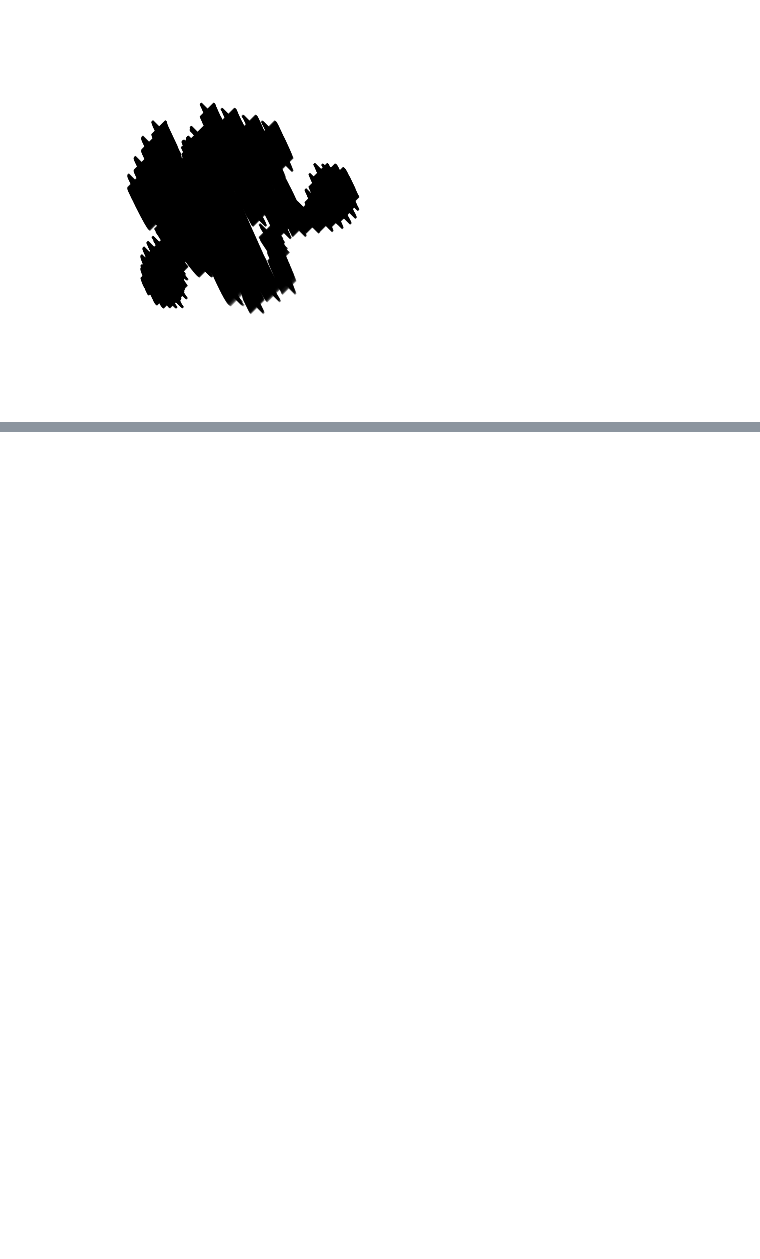
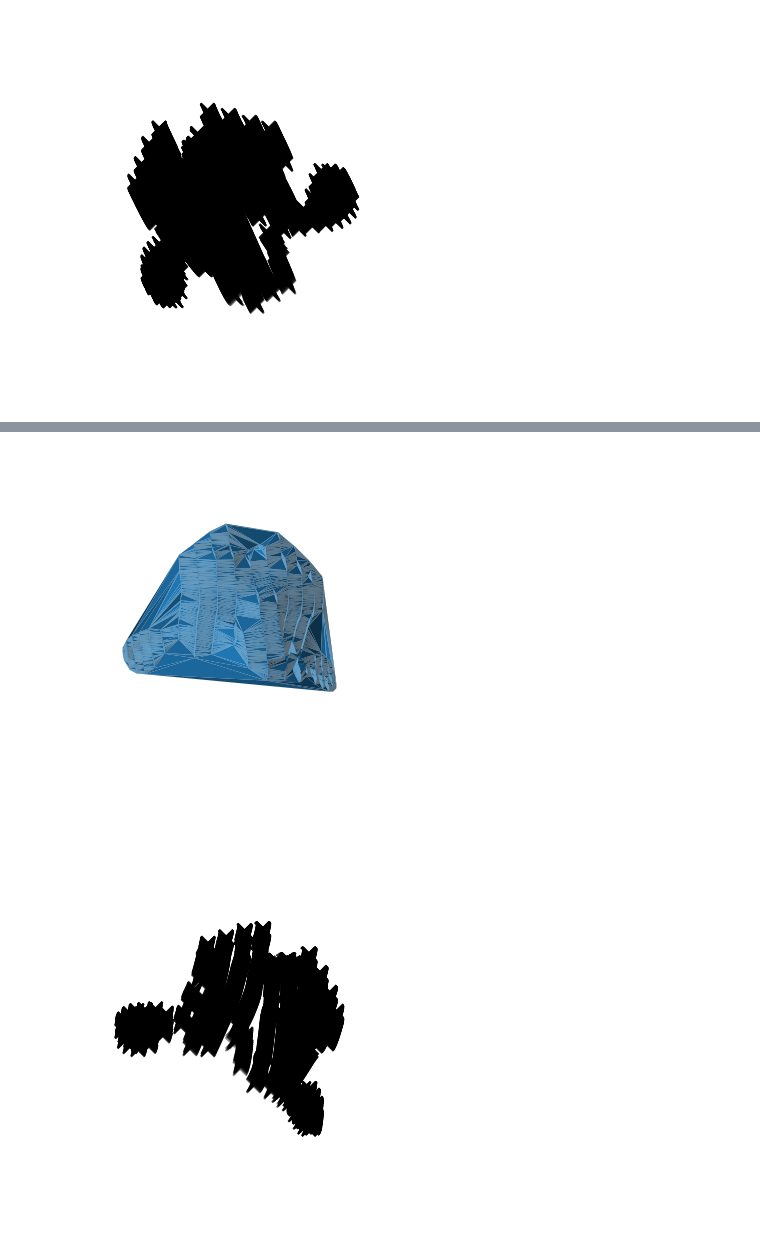
Before and after one commit to naj-S-V/image_processing, a Jupyter notebook: Lab3&4-StereovisionProject/solution.ipynb, the cells around one changed output, grey strips where cells are left out. Saved outputs shown, nothing was run; the diff lists cells and outputs as text; code cells hidden in the pictures; blank space fills up the shorter version.

```diff
--- a/Lab3&4-StereovisionProject/solution.ipynb
+++ b/Lab3&4-StereovisionProject/solution.ipynb
@@ -704,0 +600,12 @@ pointToJson(point)
+# %%
+rotated_point = rotatePoints(point, axis='z', angle_deg=45) # Toune la forme dans le sens horaire
+# %%
+rotated_point = rotatePoints(rotated_point, axis='y', angle_deg=10)
+drawSurfaceObject(rotated_point)
+drawPointObject(rotated_point)
+
+# Exportez les points après rotation
+# pointToJson(rotated_point)
+# %% [output]
+[figure, added]
+[figure, added]
```
Also changed, not shown: parts of 3 cells of this notebook, 2 other files.
